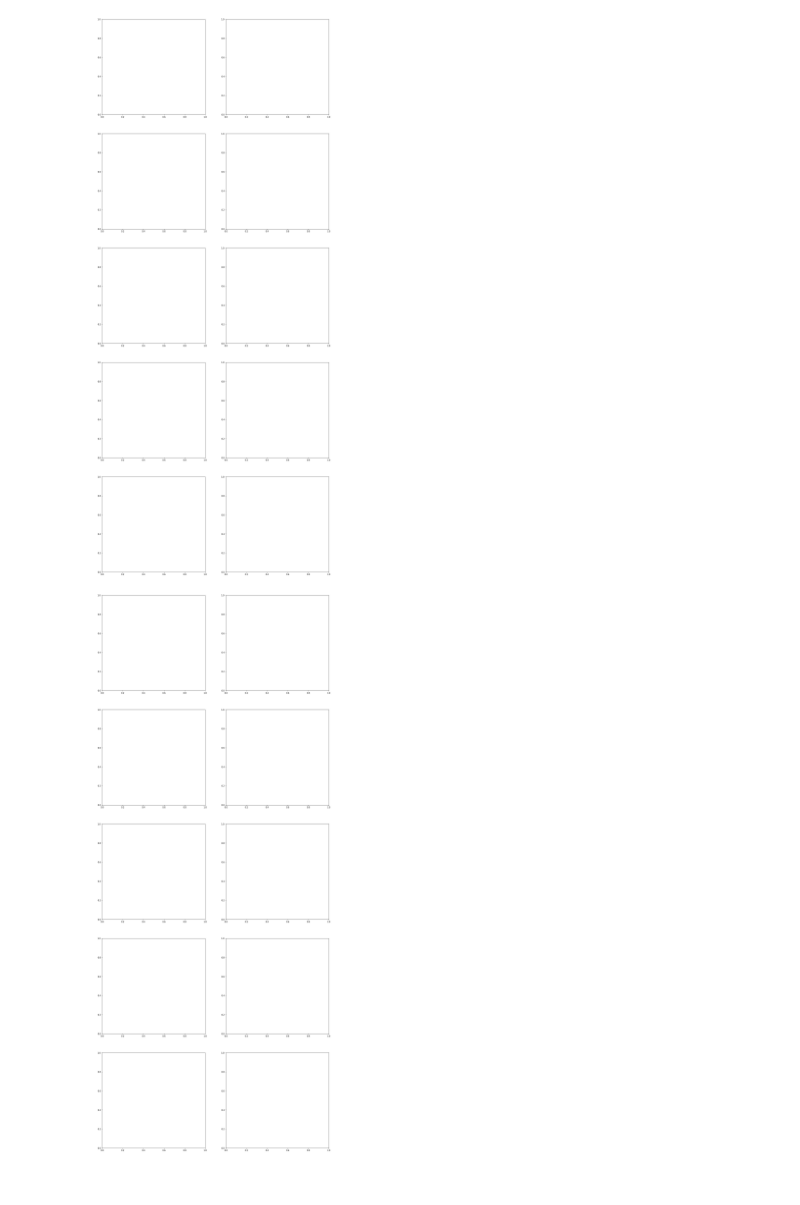
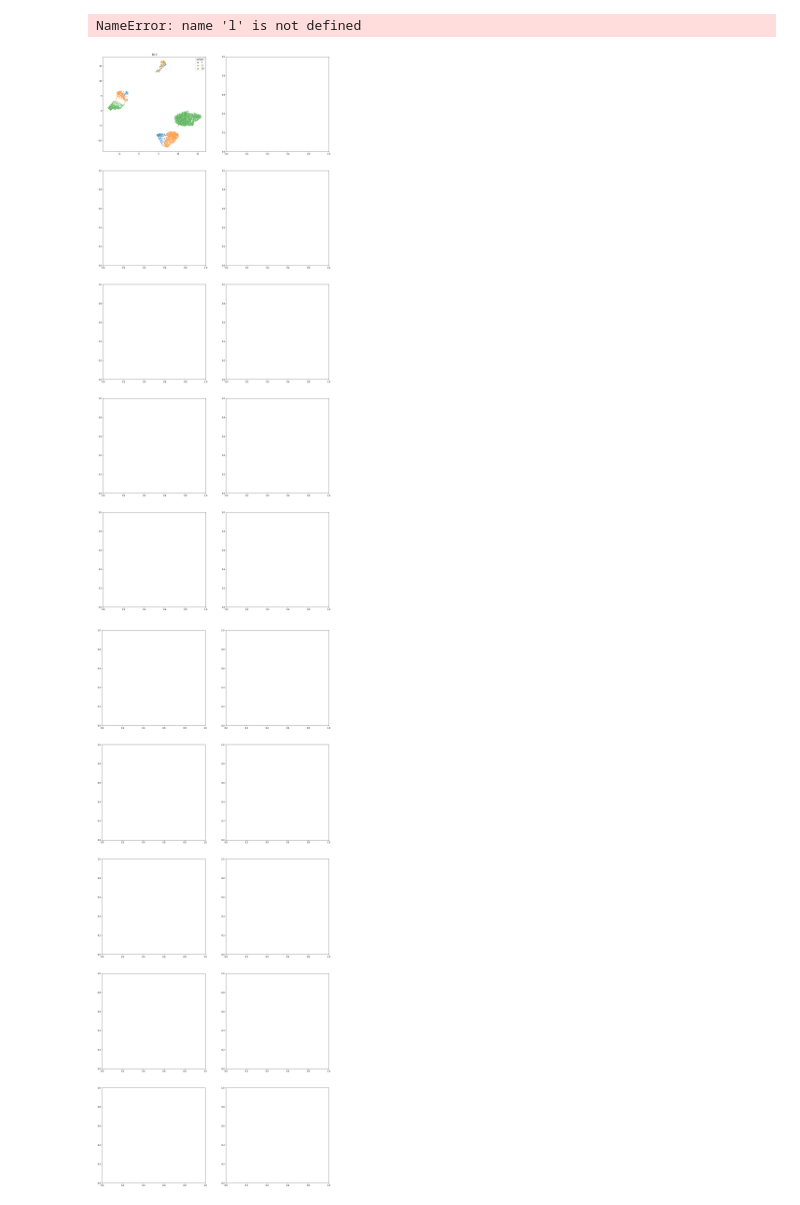
Before and after one commit to dsb-lab/Analysis_Mouse_Atlas, a Jupyter notebook: home/4 Batch correction.ipynb, the cells around one changed output. Cells and saved outputs as stored; diff of their text form; code cells hidden in the pictures.

```diff
--- a/home/4 Batch correction.ipynb
+++ b/home/4 Batch correction.ipynb
@@ -56,7 +27,7 @@ def fast_mnn_correct(adata,key,key_obsm="X_pca",key_added="X_pca_MNN",order=None
 fig1,ax1 = plt.subplots(5,2,figsize=[20,50])
 fig2,ax2 = plt.subplots(5,2,figsize=[20,50])
 fig3,ax3 = plt.subplots(5,2,figsize=[20,50])
-for j,stage in enumerate(np.sort(a.obs["stage"].unique())[:1]):
+for j,stage in enumerate(np.sort(a.obs["stage"].unique())):
 
     posx = j//2
     posy = j%2
@@ -69,45 +40,46 @@ for j,stage in enumerate(np.sort(a.obs["stage"].unique())[:1]):
 
     #Raw
     scp.pp.pca(b,n_comps=N_PCS,use_highly_variable=USE_HVGs)
-#     scp.pp.neighbors(b,knn=N_NEIGBOURS,n_pcs=N_PCS)
+    scp.pp.neighbors(b,knn=N_NEIGBOURS,n_pcs=N_PCS)
 
-#     scp.tl.louvain(b,resolution=LOUVAIN_INITIALISATION)
-#     scp.tl.paga(b); scp.pl.paga(b,plot=False)
+#     umap_seed_with_paga(b,LOUVAIN_INITIALISATION) #Not used because the random state is not properly working
 #     scp.tl.umap(b,init_pos="paga")
+    scp.tl.umap(b)
 
-#     sb.scatterplot(b.obsm["X_umap"][:,0],b.obsm["X_umap"][:,1],hue=b.obs["sample"],s=10,ax=ax1[posx,posy])
-#     ax1[posx,posy].set_title(stage)
+    sb.scatterplot(b.obsm["X_umap"][:,0],b.obsm["X_umap"][:,1],hue=b.obs["sample"],s=10,ax=ax1[posx,posy])
+    ax1[posx,posy].set_title(stage)
 
-#     np.save("dataOut/4_Batch_Correction/PCA_"+stage,b.obsm["X_pca"])
-#     np.save("dataOut/4_Batch_Correction/UMAP_"+stage,b.obsm["X_umap"])
+    np.save("dataOut/4_Batch_Correction/PCA_"+stage,b.obsm["X_pca"])
+    np.save("dataOut/4_Batch_Correction/UMAP_"+stage,b.obsm["X_umap"])
 
-#     #Harmony
-#     scp.external.pp.harmony_integrate(b,"sample")
-#     scp.pp.neighbors(b,knn=N_NEIGBOURS,n_pcs=N_PCS,use_rep="X_pca_harmony")
+    #Harmony
+    scp.external.pp.harmony_integrate(b,"sample")
+    l.append(b.obsm["X_pca_harmony"].copy())
+    scp.pp.neighbors(b,knn=N_NEIGBOURS,n_pcs=N_PCS,use_rep="X_pca_harmony")
 
-#     scp.tl.louvain(b,resolution=LOUVAIN_INITIALISATION)
-#     scp.tl.paga(b); scp.pl.paga(b,plot=False)
+#     umap_seed_with_paga(b,LOUVAIN_INITIALISATION) #Not used because the random state is not properly working
 #     scp.tl.umap(b,init_pos="paga")
+    scp.tl.umap(b)
 
-#     sb.scatterplot(b.obsm["X_umap"][:,0],b.obsm["X_umap"][:,1],hue=b.obs["sample"],s=10,ax=ax2[posx,posy])
-#     ax2[posx,posy].set_title(stage)
+    sb.scatterplot(b.obsm["X_umap"][:,0],b.obsm["X_umap"][:,1],hue=b.obs["sample"],s=10,ax=ax2[posx,posy])
+    ax2[posx,posy].set_title(stage)
 
-#     np.save("dataOut/4_Batch_Correction/PCA_harmony_"+stage,b.obsm["X_pca_harmony"])
-#     np.save("dataOut/4_Batch_Correction/UMAP_harmony_"+stage,b.obsm["X_umap"])
+    np.save("dataOut/4_Batch_Correction/PCA_harmony_"+stage,b.obsm["X_pca_harmony"])
+    np.save("dataOut/4_Batch_Correction/UMAP_harmony_"+stage,b.obsm["X_umap"])
 
-    #MNN
-    fast_mnn_correct(b,"sample")
-#     scp.pp.neighbors(b,knn=N_NEIGBOURS,n_pcs=N_PCS,use_rep="X_pca_MNN")
+    #MNN Some bug on the method and cannot be installed
+    fast_mnn_correct(b,"sample",k=N_NEIGBOURS)
+    scp.pp.neighbors(b,knn=N_NEIGBOURS,n_pcs=N_PCS,use_rep="X_pca_MNN")
 
-#     scp.tl.louvain(b,resolution=LOUVAIN_INITIALISATION)
-#     scp.tl.paga(b); scp.pl.paga(b,plot=False)
+#     umap_seed_with_paga(b,LOUVAIN_INITIALISATION)
 #     scp.tl.umap(b,init_pos="paga")
+    scp.tl.umap(b)
 
-#     sb.scatterplot(b.obsm["X_umap"][:,0],b.obsm["X_umap"][:,1],hue=b.obs["sample"],s=10,ax=ax3[posx,posy])
-#     ax3[posx,posy].set_title(stage)
+    sb.scatterplot(b.obsm["X_umap"][:,0],b.obsm["X_umap"][:,1],hue=b.obs["sample"],s=10,ax=ax3[posx,posy])
+    ax3[posx,posy].set_title(stage)
 
-#     np.save("dataOut/4_Batch_Correction/PCA_mnn"+stage+".png",b.obsm["X_pca_MNN"])
-#     np.save("dataOut/4_Batch_Correction/UMAP_mnn"+stage+".png",b.obsm["X_UMAP"])
+    np.save("dataOut/4_Batch_Correction/PCA_mnn"+stage+".png",b.obsm["X_pca_MNN"])
+    np.save("dataOut/4_Batch_Correction/UMAP_mnn"+stage+".png",b.obsm["X_umap"])
 
 fig1.savefig("Plots/4_Batch_Correction/Stages_without_correction_umap.png",bbox_inches="tight",transparent=True)
 fig2.savefig("Plots/4_Batch_Correction/Stages_Harmony_umap.png",bbox_inches="tight",transparent=True)
@@ -117,3 +99,4 @@ ImportError: Please install the package mnnpy (https://github.com/chriscainx/mnn
+NameError: name 'l' is not defined
-[figure, old version]
+[figure, new version]
 [figure]
 [figure]
```
Also changed, not shown: parts of 6 cells of this notebook, 6 other files.
